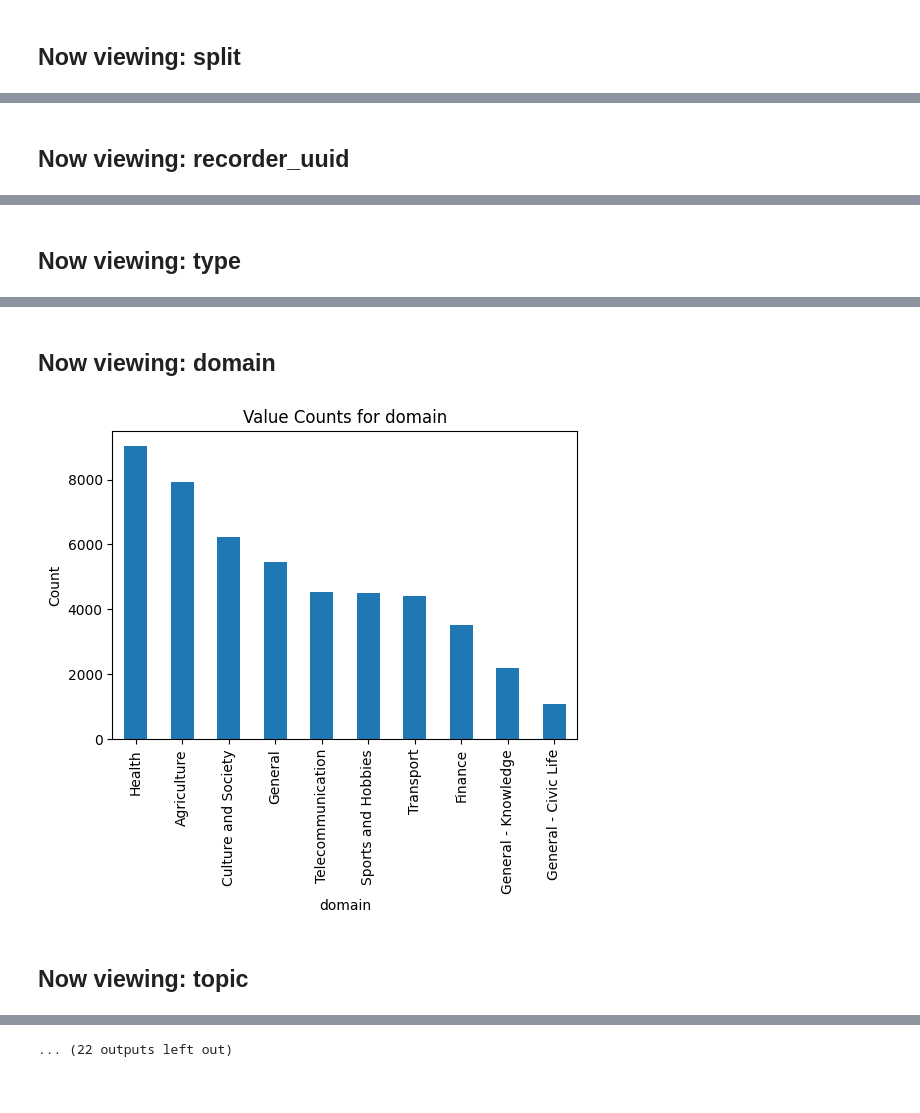
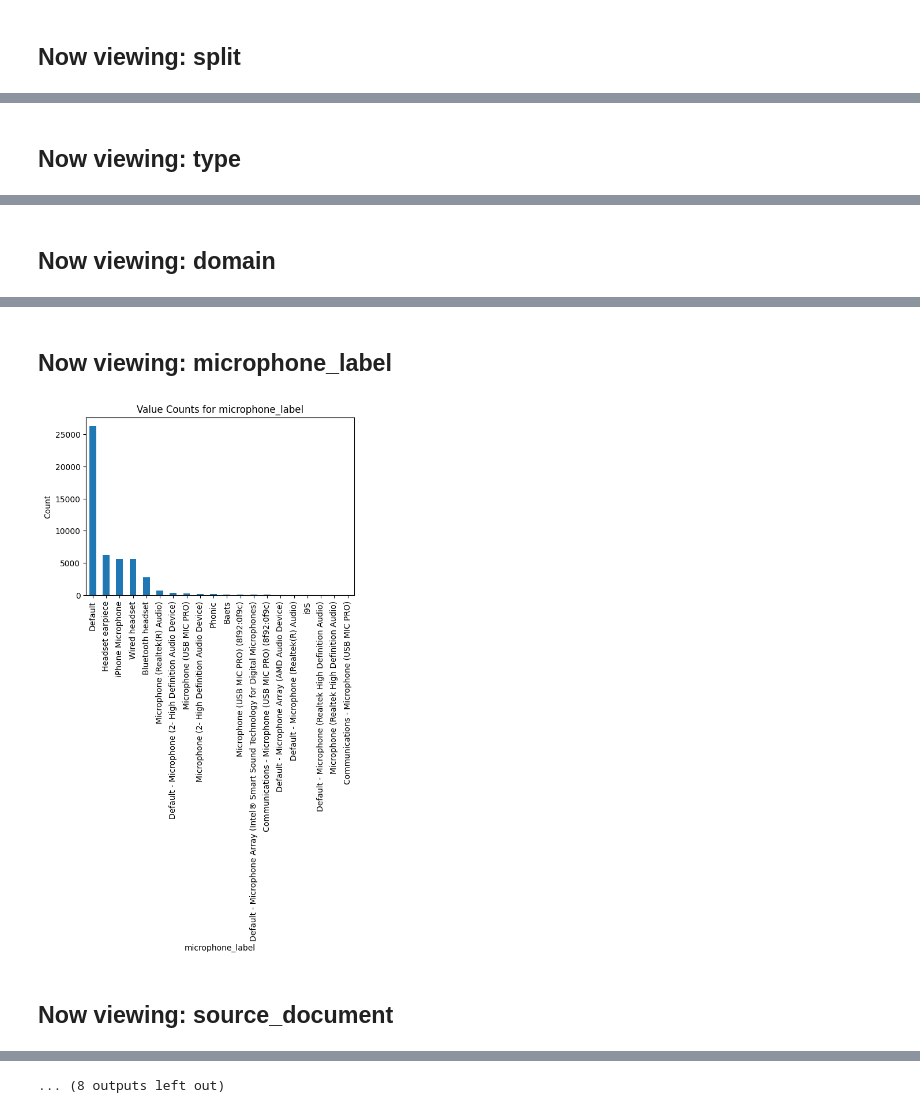
Before and after one commit to Khotso-Bore/MultilingualASR, a Jupyter notebook: za_next_voices_eda.ipynb, the cells around one changed output, grey strips where cells are left out. Cells and saved outputs as stored; diff of their text form; code cells hidden in the pictures.

Commit message:
added more plots

```diff
--- a/za_next_voices_eda.ipynb
+++ b/za_next_voices_eda.ipynb
@@ -25,12 +25,12 @@ for file in csv_files[:1]:
 
     df.info()
 
-    drop_display_coloumns = ['language','system_file_name','file_name','full_path']
-    display(df.drop(columns=drop_display_coloumns).describe(include='all'))
+    drop_coloumns = ['language','system_file_name','file_name','full_path']
+    display(df.drop(columns=drop_coloumns).describe(include='all'))
     #drop_coloums = ['langauge','system_file_name','file_name','full_path']
 
-    drop_display_coloumns = ['language','audio_id','transcript','system_file_name','file_name','full_path',]
-    for col in df.drop(columns=drop_display_coloumns).columns:
+    display_coloumns = ['split','type','domain','microphone_label', 'source_document']
+    for col in df[display_coloumns].columns:
         # Use display() combined with Markdown()
         display(Markdown(f"## Now viewing: **{col}**"))
 
@@ -40,6 +40,22 @@ for file in csv_files[:1]:
         plt.xlabel(col)
         plt.ylabel("Count")
         plt.show()
+
+    display_coloumns = ['duration','size_bytes','signal_to_noise_ratio','audio_num_samples']
+    for col in df[display_coloumns].columns:
+
+        display(Markdown(f"## Now viewing: **{col}**"))
+
+        # Pass the data array/series directly
+        plt.hist(df[col], bins=15, color="skyblue", edgecolor="black")
+
+        # Adding labels
+        plt.title(f"Distribution of {col}")
+        plt.xlabel(f"{col} Group")
+        plt.ylabel("Count")
+
+        # Display the plot
+        plt.show()
 # %% [output]
 <class 'pandas.core.frame.DataFrame'>
 RangeIndex: 48920 entries, 0 to 48919
@@ -72,4 +88,4 @@ memory usage: 6.3+ MB
 | max | NaN | NaN | NaN | NaN | NaN | NaN | NaN | NaN | 122.773492 | ... |
 ## Now viewing: **split**
 [figure]
-## Now viewing: **recorder_uuid**
+## Now viewing: **type**
@@ -77 +93 @@ memory usage: 6.3+ MB
-## Now viewing: **type**
+## Now viewing: **domain**
@@ -79,3 +95,3 @@ memory usage: 6.3+ MB
-## Now viewing: **domain**
+## Now viewing: **microphone_label**
-[figure, old version]
+[figure, new version]
-## Now viewing: **topic**
+## Now viewing: **source_document**
@@ -83 +99 @@ memory usage: 6.3+ MB
-... (22 outputs left out)
+... (8 outputs left out)
```
Also changed, not shown: parts of 1 cell of this notebook.
